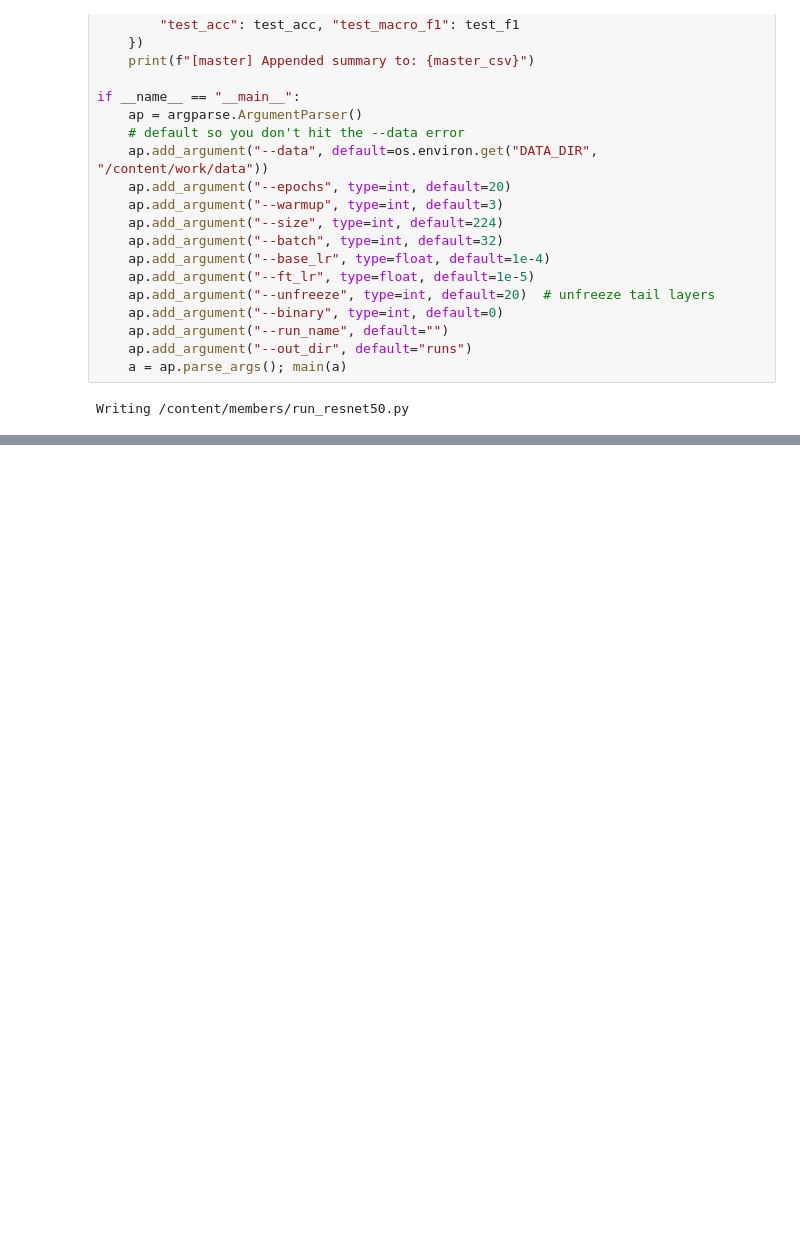
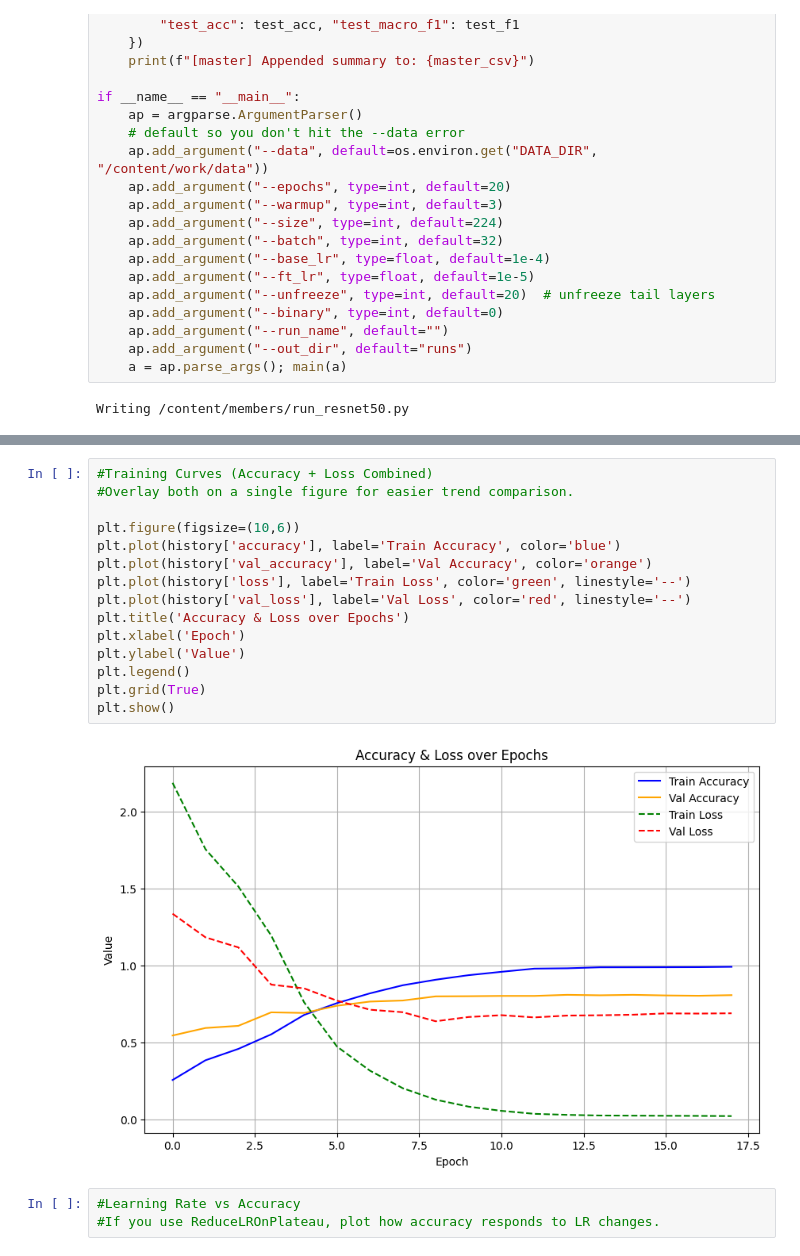
Before and after one commit to kasundi2002/Deep-Learning-Project, a Jupyter notebook: members/SkinCancerClassification_ResNet50.ipynb, the cells around one changed output, grey strips where cells are left out. Drawn from its saved outputs; the diff is of its cells as text; blank space fills up the shorter version.

```diff
--- a/members/SkinCancerClassification_ResNet50.ipynb
+++ b/members/SkinCancerClassification_ResNet50.ipynb
@@ -704,0 +1109,20 @@ timestamp,run_name,data,img_size,batch,warmup,epochs,unfreeze,base_lr,ft_lr,bina
+# %%
+#Training Curves (Accuracy + Loss Combined)
+#Overlay both on a single figure for easier trend comparison.
+
+plt.figure(figsize=(10,6))
+plt.plot(history['accuracy'], label='Train Accuracy', color='blue')
+plt.plot(history['val_accuracy'], label='Val Accuracy', color='orange')
+plt.plot(history['loss'], label='Train Loss', color='green', linestyle='--')
+plt.plot(history['val_loss'], label='Val Loss', color='red', linestyle='--')
+plt.title('Accuracy & Loss over Epochs')
+plt.xlabel('Epoch')
+plt.ylabel('Value')
+plt.legend()
+plt.grid(True)
+plt.show()
+# %% [output]
+[figure, added]
+# %%
+#Learning Rate vs Accuracy
+#If you use ReduceLROnPlateau, plot how accuracy responds to LR changes.
```
Also changed, not shown: parts of 39 cells of this notebook.
